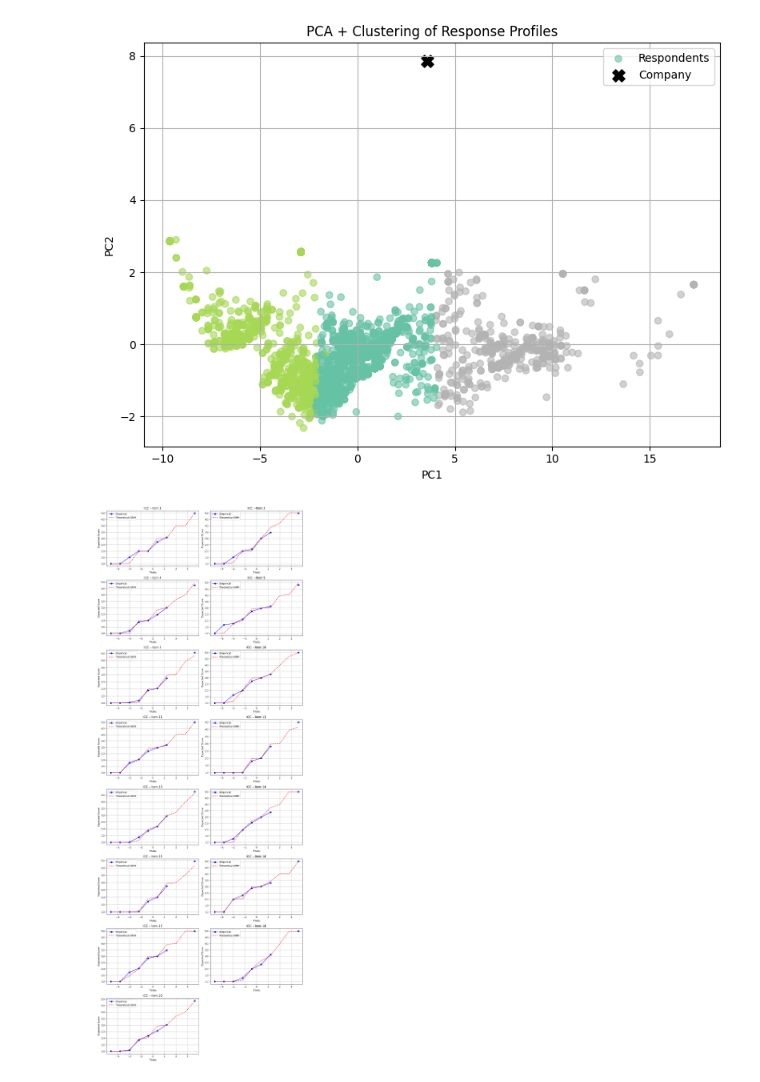
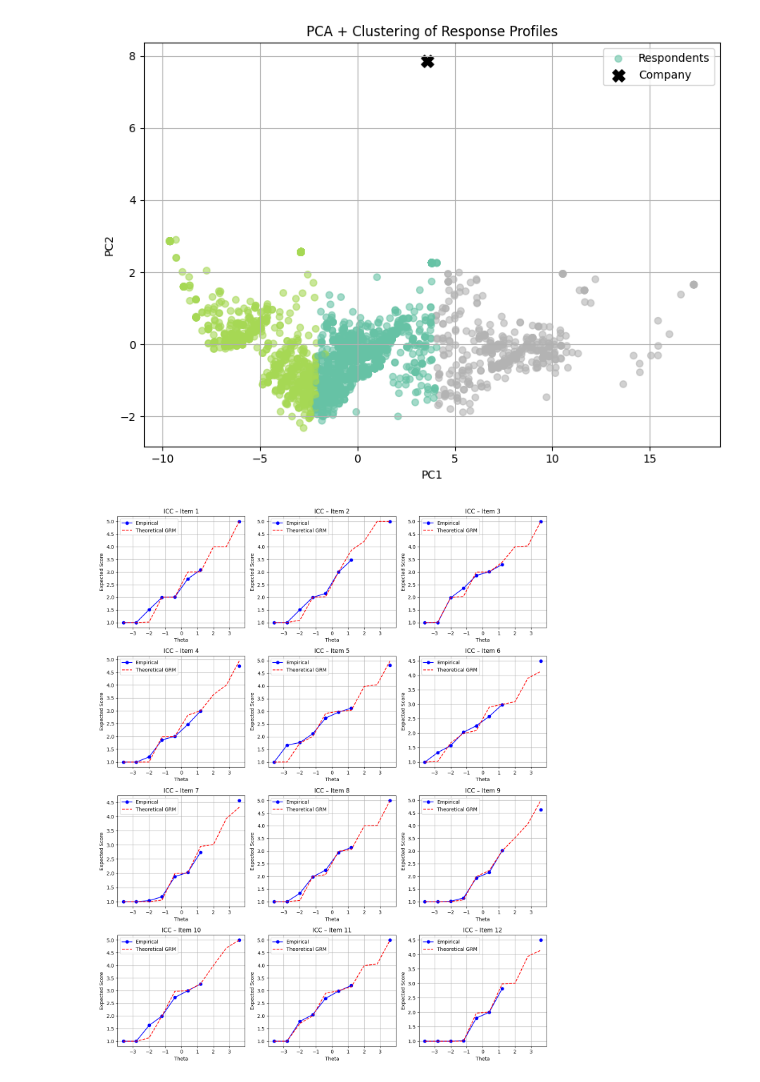
Before and after one commit to pcbrom/MMBN-CAS, a Jupyter notebook: equalizacao.ipynb, the cells around one changed output. Drawn from its saved outputs; the diff is of its cells as text; code cells hidden in the pictures.

Commit message:
Update equalizacao.ipynb to modify execution counts, enhance ICC plot generation for all items, and add figure export functionality with 360 dpi resolution.

```diff
--- a/equalizacao.ipynb
+++ b/equalizacao.ipynb
@@ -313,57 +325,91 @@ plt.show()
 [figure]
 # %%
 # ============================================================ #
-# ICC Plot: Empirical vs Theoretical – Items with z-score extreme
+# ICC Plot: Empirical vs Theoretical – All 22 Items
 # ============================================================ #
 
 from scipy.stats import binned_statistic
+import matplotlib.pyplot as plt
 
-# Itens com |z| > 3
-z_scores = (u_arr - exp_scores) / np.sqrt(np.maximum(var_items, 1e-6))
-extreme_items = [i+1 for i, z in enumerate(z_scores) if abs(z) > 3]
+# Considerar todos os 22 itens
+all_items = list(range(1, 23))
 
 theta_vals = df["theta_hat"].values
 n_bins = 10
-bin_edges = np.linspace(-4, 4, n_bins+1)
+bin_edges = np.linspace(-4, 4, n_bins + 1)
 
-# Prepare a grid for plots
-n_plots = len(extreme_items)
-n_cols = 2  # Number of columns in the grid
-n_rows = (n_plots + n_cols - 1) // n_cols  # Calculate number of rows needed
+# Grid for the first figure (first 12 items)
+n_cols = 3
+n_rows = 4
+fig1, axs1 = plt.subplots(n_rows, n_cols, figsize=(13, 4 * n_rows))
+axs1 = axs1.flatten()
 
-fig, axs = plt.subplots(n_rows, n_cols, figsize=(12, 4 * n_rows))
-axs = axs.flatten()  # Flatten the array of axes for easy indexing
-
-for idx, item_id in enumerate(extreme_items):
+for idx, item_id in enumerate(all_items[:12]):
     item_col = f"q{item_id}"
     responses = df[item_col].astype(float).values
 
-    # Média empírica por bin de theta
+    # Empirical mean
     bin_means, _, _ = binned_statistic(theta_vals, responses,
                                        statistic="mean", bins=bin_edges)
-
     bin_centers = 0.5 * (bin_edges[:-1] + bin_edges[1:])
 
-    # Curva teórica
-    probs = np.array([P(t, a_vec[item_id - 1], b_mat[item_id - 1], k) for t in bin_centers for k in range(1, 6)])
+    # Theoretical GRM curve
+    probs = np.array([P(t, a_vec[item_id - 1], b_mat[item_id - 1], k)
+                      for t in bin_centers for k in range(1, 6)])
     probs = probs.reshape(len(bin_centers), 5)
     theoretical_mean = np.sum(probs * np.arange(1, 6), axis=1)
 
-    # Plot
-    axs[idx].plot(bin_centers, bin_means, "o-", label="Empirical", color="blue")
-    axs[idx].plot(bin_centers, theoretical_mean, "--", label="Theoretical GRM", color="red")
-    axs[idx].set_title(f"ICC – Item {item_id}")
-    axs[idx].set_xlabel("Theta")
-    axs[idx].set_ylabel("Expected Score")
-    axs[idx].grid(True)
-    axs[idx].legend()
-    axs[idx].set_aspect('auto', adjustable='box')  # Set aspect ratio
+    axs1[idx].plot(bin_centers, bin_means, "o-", label="Empirical", color="blue")
+    axs1[idx].plot(bin_centers, theoretical_mean, "--", label="Theoretical GRM", color="red")
+    axs1[idx].set_title(f"ICC – Item {item_id}")
+    axs1[idx].set_xlabel("Theta")
+    axs1[idx].set_ylabel("Expected Score")
+    axs1[idx].grid(True)
+    axs1[idx].legend()
+    axs1[idx].set_aspect('auto', adjustable='box')
 
-# Hide any unused subplots
-for j in range(n_plots, len(axs)):
-    fig.delaxes(axs[j])
+# Remove eixos extras se existirem
+for j in range(len(all_items[:12]), len(axs1)):
+    fig1.delaxes(axs1[j])
 
 plt.tight_layout()
+plt.savefig("outputs/icc_plot_empirical_vs_theoretical_1.png", dpi=360)
 plt.show()
+
+# Grid for the second figure (last 10 items)
+fig2, axs2 = plt.subplots(4, 3, figsize=(13, 4 * 4))
+axs2 = axs2.flatten()
+
+for idx, item_id in enumerate(all_items[12:]):
+    item_col = f"q{item_id}"
+    responses = df[item_col].astype(float).values
+
+    # Empirical mean
+    bin_means, _, _ = binned_statistic(theta_vals, responses,
+                                       statistic="mean", bins=bin_edges)
+    bin_centers = 0.5 * (bin_edges[:-1] + bin_edges[1:])
+
+    # Theoretical GRM curve
+    probs = np.array([P(t, a_vec[item_id - 1], b_mat[item_id - 1], k)
+                      for t in bin_centers for k in range(1, 6)])
+    probs = probs.reshape(len(bin_centers), 5)
+    theoretical_mean = np.sum(probs * np.arange(1, 6), axis=1)
+
+    axs2[idx].plot(bin_centers, bin_means, "o-", label="Empirical", color="blue")
+    axs2[idx].plot(bin_centers, theoretical_mean, "--", label="Theoretical GRM", color="red")
+    axs2[idx].set_title(f"ICC – Item {item_id}")
+    axs2[idx].set_xlabel("Theta")
+    axs2[idx].set_ylabel("Expected Score")
+    axs2[idx].grid(True)
+    axs2[idx].legend()
+    axs2[idx].set_aspect('auto', adjustable='box')
+
+# Remove eixos extras se existirem
+for j in range(len(all_items[12:]), len(axs2)):
+    fig2.delaxes(axs2[j])
+
+plt.tight_layout()
+plt.savefig("outputs/icc_plot_empirical_vs_theoretical_2.png", dpi=360)
+plt.show()
 # %% [output]
-[figure, old version]
+[figure, new version]
```
Also changed, not shown: parts of 5 cells of this notebook, 7 other files.
